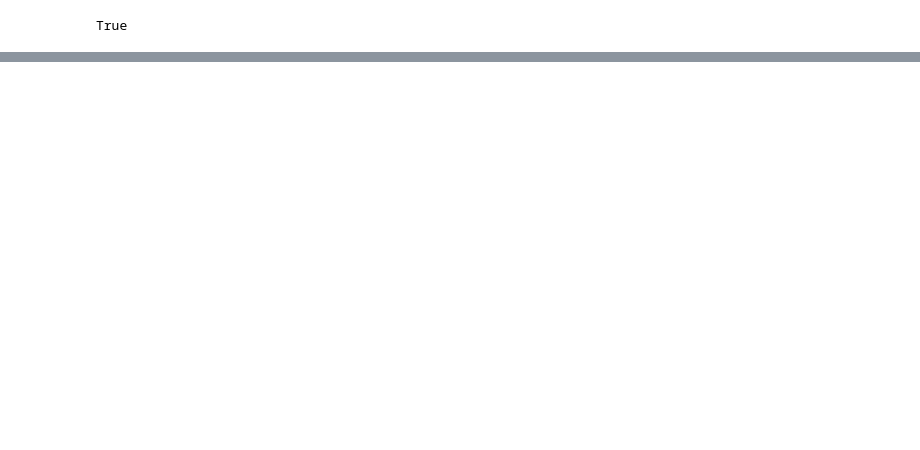
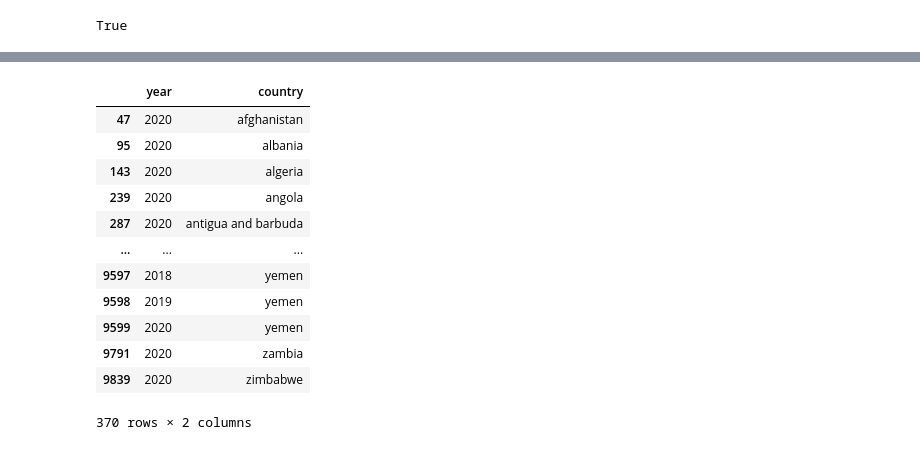
Before and after one commit to SanteriVtj/Econometrics-Capstone, a Jupyter notebook: clear.ipynb, the cells around one changed output, grey strips where cells are left out. Drawn from its saved outputs; the diff is of its cells as text; code cells hidden in the pictures; blank space fills up the shorter version.

```diff
--- a/clear.ipynb
+++ b/clear.ipynb
@@ -163,0 +170,16 @@ df = df.drop(['election month, year'], axis=1)
+# %%
+df.loc[:, ['year', 'country']][df.gdp.isna()]
+# %% [output]
+|  | year | country |
+| 47 | 2020 | afghanistan |
+| 95 | 2020 | albania |
+| 143 | 2020 | algeria |
+| 239 | 2020 | angola |
+| 287 | 2020 | antigua and barbuda |
+| ... | ... | ... |
+| 9597 | 2018 | yemen |
+| 9598 | 2019 | yemen |
+| 9599 | 2020 | yemen |
+| 9791 | 2020 | zambia |
+| 9839 | 2020 | zimbabwe |
+370 rows × 2 columns
```
Also changed, not shown: parts of 15 cells of this notebook, 3 other files.
